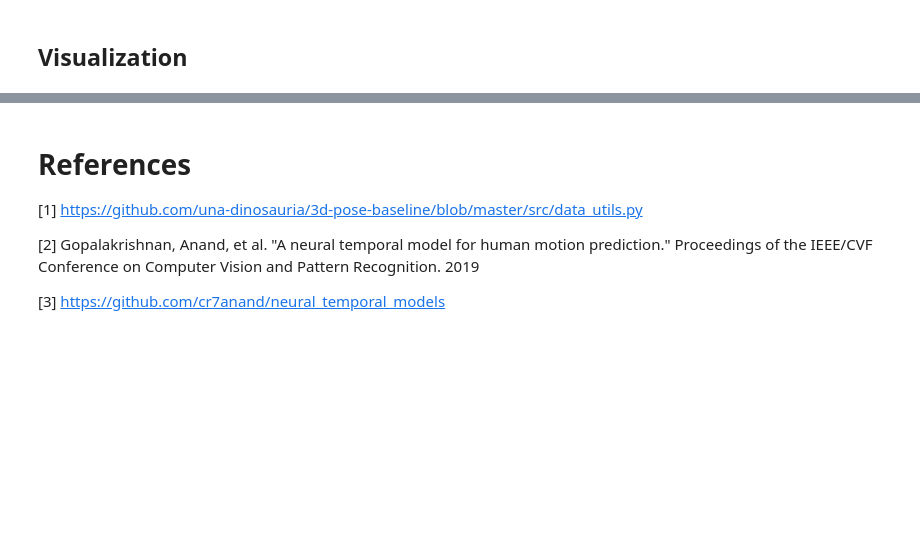
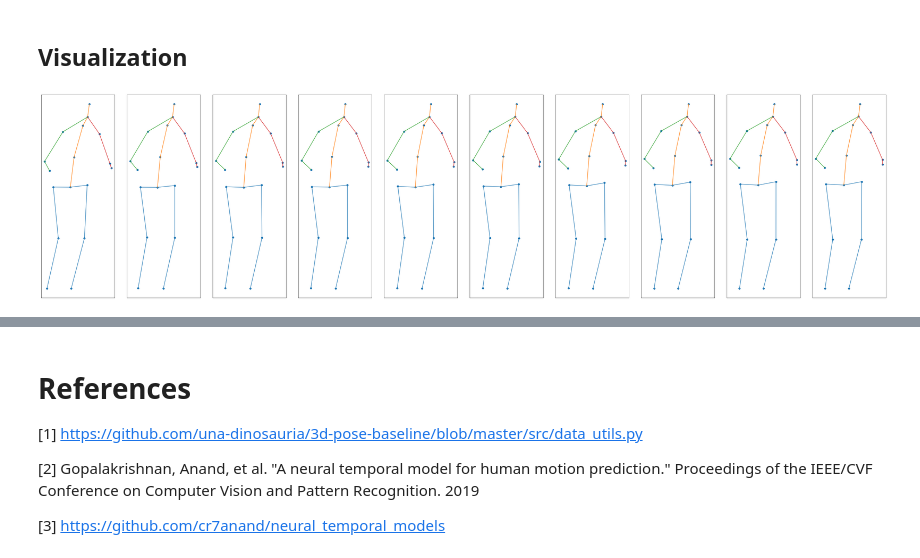
Before and after one commit to IbramMedhat/Human-Motion-Synthesis, a Jupyter notebook: GlocalNet_full_implmentation.ipynb, the cells around one changed output, grey strips where cells are left out. Saved outputs shown, nothing was run; the diff lists cells and outputs as text; code cells hidden in the pictures; blank space fills up the shorter version.

```diff
--- a/GlocalNet_full_implmentation.ipynb
+++ b/GlocalNet_full_implmentation.ipynb
@@ -234,11 +235,12 @@ def downsampling(sampled_data, downsample_technique = 'skip'):
 ### Adding more preprocessing steps (Normalization and gussian noise)
 # %%
 def preprocess_data(sampled_dataX, sampled_dataY, normalize=True, add_noise=True
-                    , stddev=0.05) :
+                    , stddev=0.05, augmentation = False) :
     """
     Function to preprocess data by normalizing input features and adding guassian
     noise to increase model robustness
     """
+    original_sampled_dataX = sampled_dataX.copy()
     if normalize :
         sampled_dataX =  tf.keras.utils.normalize(sampled_dataX, axis=2)
 
@@ -246,6 +248,10 @@ def preprocess_data(sampled_dataX, sampled_dataY, normalize=True, add_noise=True
         guassian_noise_layer = tf.keras.layers.GaussianNoise(stddev=stddev)
         sampled_dataX = guassian_noise_layer(sampled_dataX)
 
+    if augmentation:
+        sampled_dataX = np.append(original_sampled_dataX, sampled_dataX, axis=0)
+        sampled_dataY = np.append(sampled_dataY, sampled_dataY, axis=0)
+
     return sampled_dataX, sampled_dataY
 # %% [markdown]
 ## Defining different components of the model
@@ -1109,4 +1332,4 @@ print('Model 8:\nNPSS: {}\nMPJPE: {}'.format(glocal_model8_npss, glocal_model8_m
 ##### Experimentations with Cross Attention Mechanism and MSE Loss
 # %%
 history_model9, glocal_model9 = run_experiment(preprocessed_downsampled_dataX_movable, preprocessed_downsampled_dataY_movable, batch_size=20, dropout=0.0, epochs=50, interpolate_frames=2,
-                                               use_mse=True, output_diminsion=34, validation_split=0.2, cross_attention = True, metrics=[tf.keras.losses.mean_absolute_percentage_error])
+                                               use_mse=True, output_diminsion=34, validation_split=0.0, cross_attention = True, metrics=[tf.keras.losses.mean_absolute_percentage_error])
@@ -1149,5 +1672,7 @@ plt.show()
 # %% [markdown]
 ## Visualization
 # %%
-visualize_frames(glocal_model5_pred[4000], dynamic_joints_only=True)
+visualize_frames(glocal_model9_pred[3080], dynamic_joints_only=True)
+# %% [output]
+[figure, added]
 # %%
```
Also changed, not shown: parts of 58 cells of this notebook, 38 other files.
